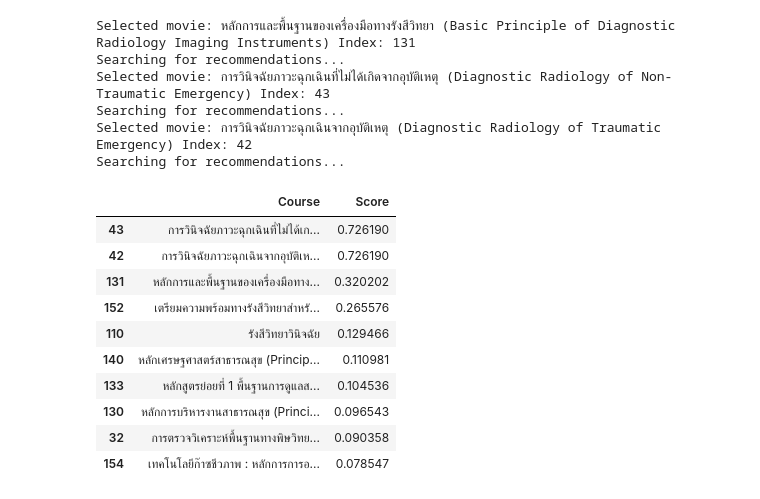
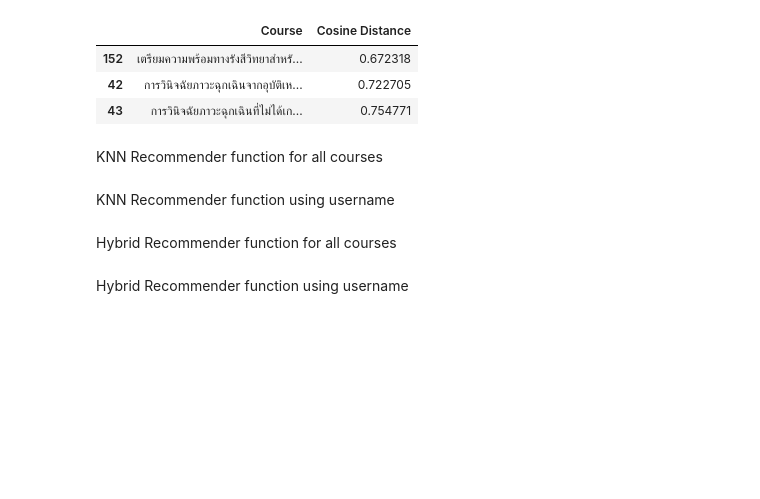
Before and after one commit to startg2545/recommendation-system, a Jupyter notebook: hybrid.ipynb, the cells around one changed output. Saved outputs shown, nothing was run; the diff lists cells and outputs as text; code cells hidden in the pictures; blank space fills up the shorter version.

```diff
--- a/hybrid.ipynb
+++ b/hybrid.ipynb
@@ -101,0 +347,24 @@ Searching for recommendations...
+# %%
+def recommender_hybrid(course_name):
+    n_recommendations = int( number_of_courses ** (1/2) )
+    idx = process.extractOne(course_name, courses)[2]
+    distances, indices = model_combined.kneighbors(combined_matrix[idx], n_neighbors=n_recommendations+1, return_distance=True)
+    recommendations = [courses[i].where(i!=idx) for i in indices]
+    recommended_courses = recommendations[0][1:]
+    course_distances = distances[0][1:]
+    d = {
+        'Course': recommended_courses,
+        'Cosine Distance': course_distances
+    }
+    results = pd.DataFrame(data=d)
+    n_distance = results['Cosine Distance'].where(results['Cosine Distance'] < 0.8).count()
+    return results.head(n_distance)
+# %%
+recommender_hybrid('หลักการและพื้นฐานของเครื่องมือทางรังสีวิทยา (Basic Principle of Diagnostic Radiology Imaging Instruments)')
+# %% [output]
+|  | Course | Cosine Distance |
+| 152 | เตรียมความพร้อมทางรังสีวิทยาสำหรั... | 0.672318 |
+| 42 | การวินิจฉัยภาวะฉุกเฉินจากอุบัติเห... | 0.722705 |
+| 43 | การวินิจฉัยภาวะฉุกเฉินที่ไม่ได้เก... | 0.754771 |
+# %% [markdown]
+KNN Recommender function for all courses
@@ -101,0 +387,2 @@ Searching for recommendations...
+# %% [markdown]
+KNN Recommender function using username
@@ -101,0 +412,2 @@ Searching for recommendations...
+# %% [markdown]
+Hybrid Recommender function for all courses
@@ -102,3 +430,5 @@ Searching for recommendations...
+# %% [markdown]
+Hybrid Recommender function using username
 # %%
 def recommender_hybrid_by_user(user_name, n_recommendations):
     df = {
@@ -122,23 +452,3 @@ def recommender_hybrid_by_user(user_name, n_recommendations):
         df = df._append(x)
     df =  df.sort_values('Score', ascending=False).drop_duplicates('Course')
     return df.head(n_recommendations)
-# %%
-recommender_hybrid_by_user('PORPHAING JANTIP', 10)
-# %% [output]
-Selected movie: หลักการและพื้นฐานของเครื่องมือทางรังสีวิทยา (Basic Principle of Diagnostic Radiology Imaging Instruments) Index: 131
-Searching for recommendations...
-Selected movie: การวินิจฉัยภาวะฉุกเฉินที่ไม่ได้เกิดจากอุบัติเหตุ (Diagnostic Radiology of Non-Traumatic Emergency) Index: 43
-Searching for recommendations...
-Selected movie: การวินิจฉัยภาวะฉุกเฉินจากอุบัติเหตุ (Diagnostic Radiology of Traumatic Emergency) Index: 42
-Searching for recommendations...
-|  | Course | Score |
-| 43 | การวินิจฉัยภาวะฉุกเฉินที่ไม่ได้เก... | 0.726190 |
-| 42 | การวินิจฉัยภาวะฉุกเฉินจากอุบัติเห... | 0.726190 |
-| 131 | หลักการและพื้นฐานของเครื่องมือทาง... | 0.320202 |
-| 152 | เตรียมความพร้อมทางรังสีวิทยาสำหรั... | 0.265576 |
-| 110 | รังสีวิทยาวินิจฉัย | 0.129466 |
-| 140 | หลักเศรษฐศาสตร์สาธารณสุข (Princip... | 0.110981 |
-| 133 | หลักสูตรย่อยที่ 1 พื้นฐานการดูแลส... | 0.104536 |
-| 130 | หลักการบริหารงานสาธารณสุข (Princi... | 0.096543 |
-| 32 | การตรวจวิเคราะห์พื้นฐานทางพิษวิทย... | 0.090358 |
-| 154 | เทคโนโลยีก๊าซชีวภาพ : หลักการการอ... | 0.078547 |
```
Also changed, not shown: parts of 80 cells of this notebook, 2 other files.
